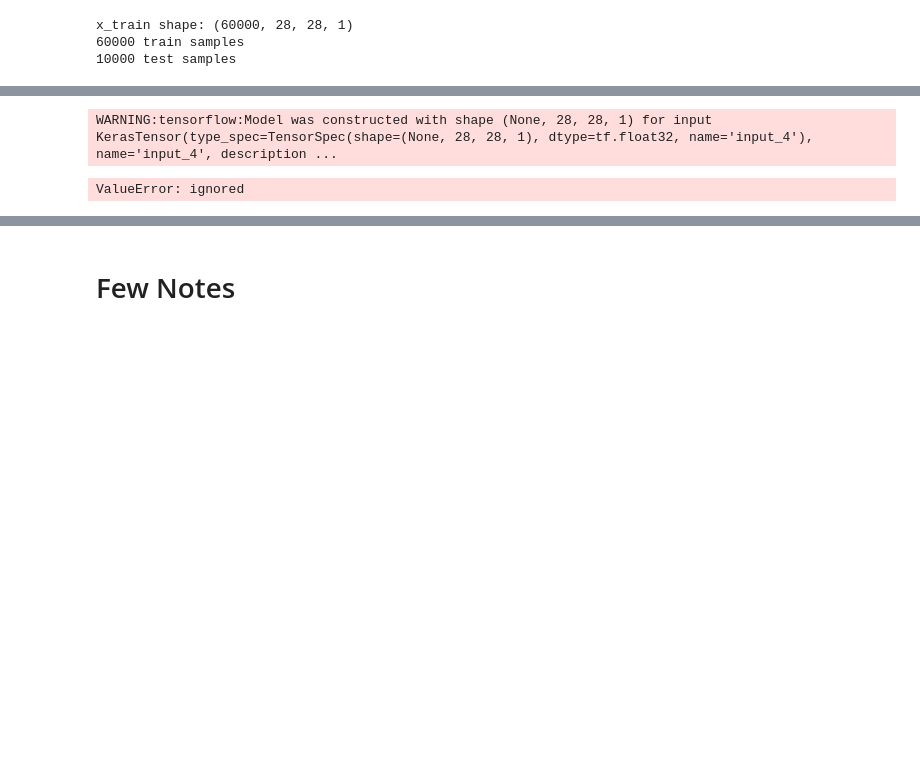
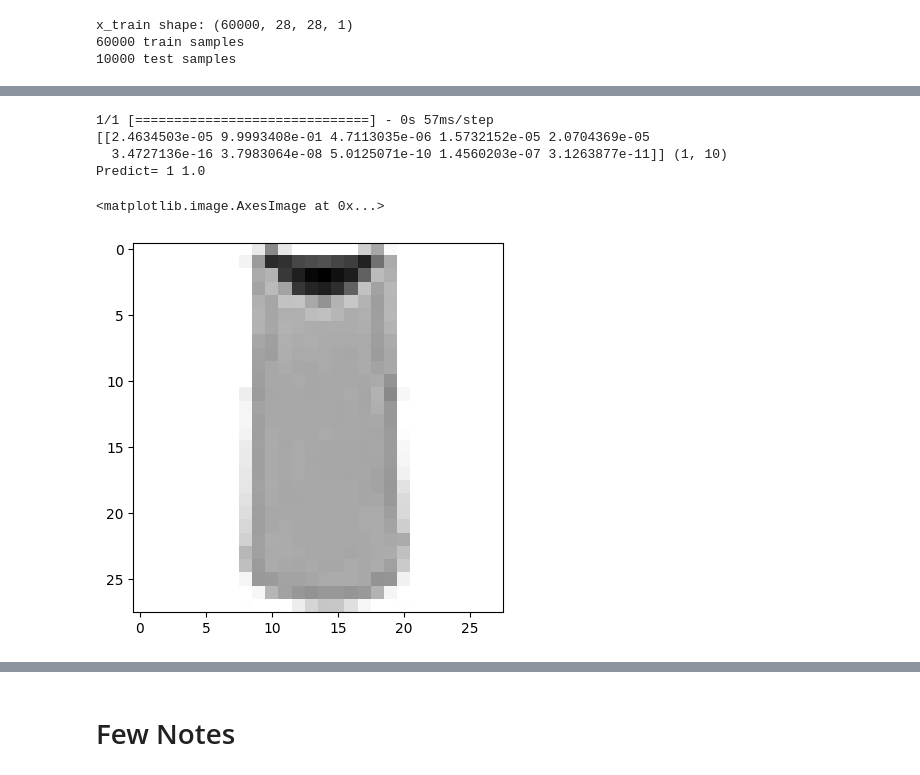
Before and after one commit to everestso/Summer22, a Jupyter notebook: Tensor2MNIST.ipynb, the cells around one changed output, grey strips where cells are left out. Saved outputs shown, nothing was run; the diff lists cells and outputs as text; code cells hidden in the pictures; blank space fills up the shorter version.

```diff
--- a/Tensor2MNIST.ipynb
+++ b/Tensor2MNIST.ipynb
@@ -379,12 +376,18 @@ test_acc: 0.8449000120162964
 # %%
-p_i = 2
-p = modelCNN.predict(x_train[p_i])
+pi = 2
+testI = x_test[pi].reshape((28,28,1))
+testI = np.expand_dims(x_test[pi], 0)
+p = modelCNN.predict(testI)
 print (p, p.shape)
 print( "Predict=", np.argmax(p), round(p[0,np.argmax(p)],2))
 pI(x_train[p_i].reshape((28,28)))
 # %% [output]
-WARNING:tensorflow:Model was constructed with shape (None, 28, 28, 1) for input KerasTensor(type_spec=TensorSpec(shape=(None, 28, 28, 1), dtype=tf.float32, name='input_4'), name='input_4', description ...
+1/1 [==============================] - 0s 57ms/step
+[[2.4634503e-05 9.9993408e-01 4.7113035e-06 1.5732152e-05 2.0704369e-05
+  3.4727136e-16 3.7983064e-08 5.0125071e-10 1.4560203e-07 3.1263877e-11]] (1, 10)
+Predict= 1 1.0
-ValueError: ignored
+<matplotlib.image.AxesImage at 0x...>
+[figure, added]
 # %%
 test_digits = x_test[0:10]
 predictions = modelCNN.predict(test_digits)
```
Also changed, not shown: parts of 25 cells of this notebook.
